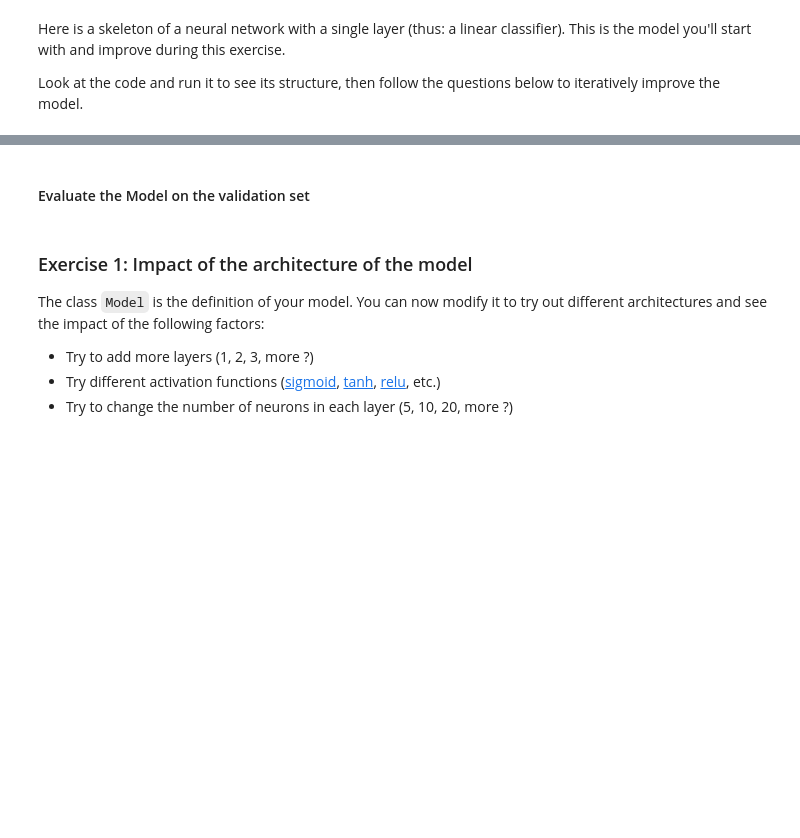
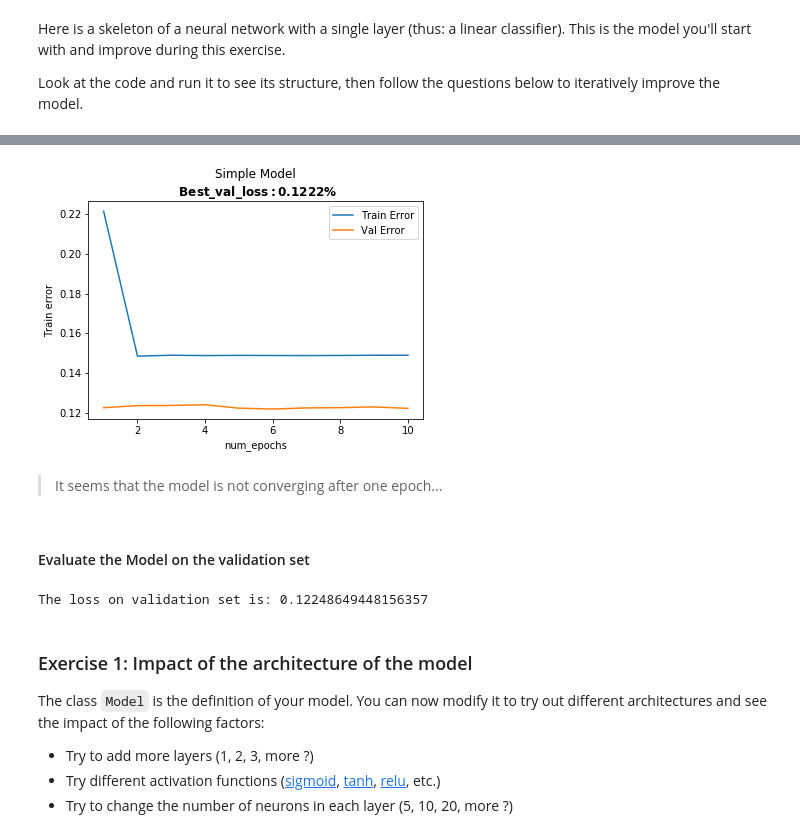
Before and after one commit to EmmanuelJhno/Advanced_Deep_Learning, a Jupyter notebook: Lab1/TP1_Ex4_regression.ipynb, the cells around one changed output, grey strips where cells are left out. Cells and saved outputs as stored; diff of their text form; code cells hidden in the pictures; blank space fills up the shorter version.

```diff
--- a/Lab1/TP1_Ex4_regression.ipynb
+++ b/Lab1/TP1_Ex4_regression.ipynb
@@ -92,9 +172,22 @@ train_set = TensorDataset(torch.from_numpy(np.array(X_train)).float(),
 # %%
-def train(num_epochs, batch_size, criterion, optimizer, model, dataset):
+def evaluate(model, display=True):
+    # Calculate mean squared error on validation set
+    model.eval()
+    with torch.no_grad():
+        y_pre_val = model(torch.from_numpy(np.array(X_val)).float()).view(-1)
+    error = criterion(y_pre_val, torch.tensor(np.array(y_val)).float()).item()
+    if display:
+        print('The loss on validation set is:', error)
+    else:
+        return error
+
+def train(num_epochs, batch_size, criterion, optimizer, model, dataset, freq_print=1, display=True):
+    train_error = []
+    validation_error = []
     dataloader = DataLoader(dataset, batch_size, shuffle=True)
-
-    model.train()
     for epoch in range(num_epochs):
+        ### Train the model
+        model.train()
         epoch_average_loss = 0.0
         for (X, y) in (dataloader):
 
@@ -104,9 +197,16 @@ def train(num_epochs, batch_size, criterion, optimizer, model, dataset):
             loss.backward()
             optimizer.step()
             epoch_average_loss += loss.item() * batch_size / len(train_set)
+        train_error.append(epoch_average_loss)
 
-        if ((epoch+1)%1 == 0):
-                print('Epoch [{}/{}], Loss_error: {:.4f}'
-                      .format(epoch+1, num_epochs,  epoch_average_loss))
+        ### Evaluate the performance of our model
+        val_error = evaluate(model, display=False)
+        validation_error.append(val_error)
+
+        if (epoch%freq_print == 0) and display:
+                print('Epoch [{}/{}],\tTrain_Loss_error: {:.4f},\tVal_Loss_error: {:.4f}'
+                      .format(epoch+1, num_epochs,  epoch_average_loss, val_error))
+
+    return train_error, validation_error
 # %%
-train(num_epochs, batch_size, criterion, optimizer, model, train_set)
+train_error, validation_error = train(num_epochs, batch_size, criterion, optimizer, simple_model, train_set)
@@ -113,2 +224,17 @@ train(num_epochs, batch_size, criterion, optimizer, model, train_set)
+# %%
+def plot_convergence(train_error, validation_error, title=''):
+    # plot the training error wrt. the number of epochs:
+    plt.plot(range(1, num_epochs+1), train_error, label='Train Error')
+    plt.plot(range(1, num_epochs+1), validation_error, label='Val Error')
+    plt.xlabel("num_epochs")
+    plt.ylabel("Train error")
+    plt.legend()
+    plt.title(title + "\n $\mathbf{Best\_val\_loss : %.4f \%%}$" % (validation_error[-1]))
+
+plot_convergence(train_error, validation_error, title='Simple Model')
+# %% [output]
+[figure, added]
+# %% [markdown]
+> It seems that the model is not converging after one epoch...
 # %% [markdown]
 #### Evaluate the Model on the validation set
@@ -122,3 +241,7 @@ print('The loss on validation set is:', error)
+# %%
+evaluate(simple_model)
+# %% [output]
+The loss on validation set is: 0.12248649448156357
 # %% [markdown]
 ### Exercise 1: Impact of the architecture of the model
 
```
Also changed, not shown: parts of 35 cells of this notebook, 2 other files.
